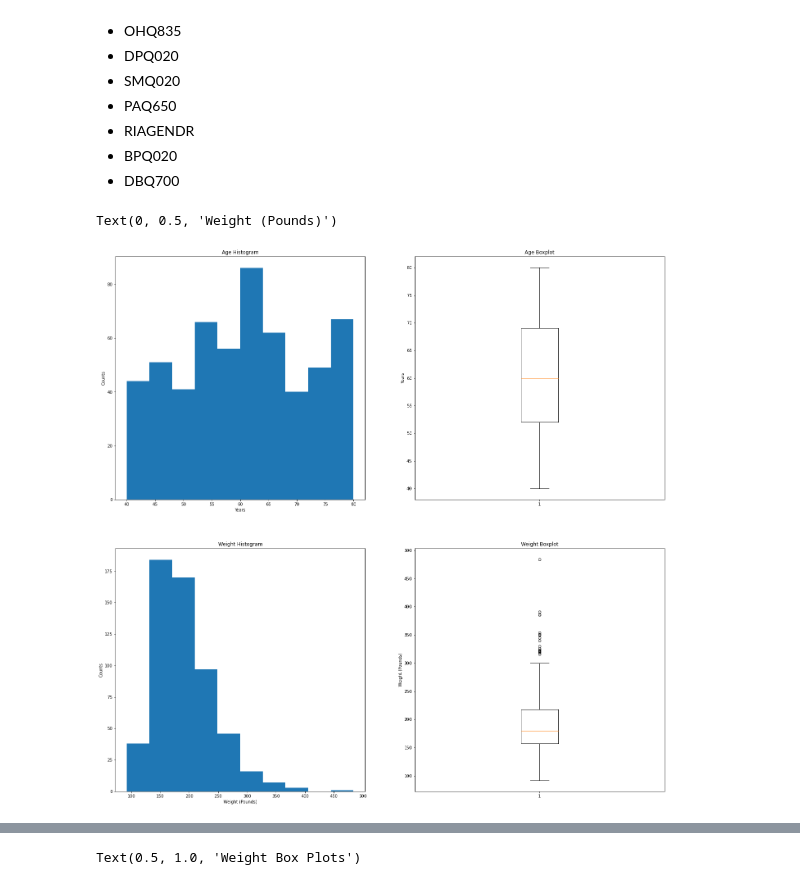
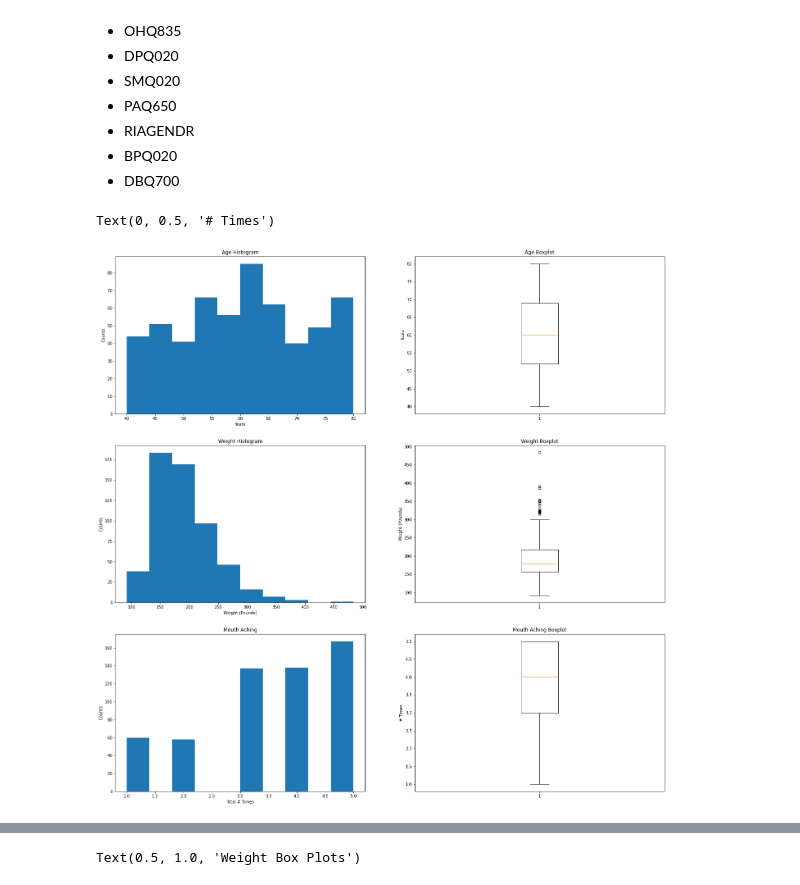
Before and after one commit to christopherdoan/cs590final, a Jupyter notebook: Data Merging.ipynb, the cells around one changed output, grey strips where cells are left out. Cells and saved outputs as stored; diff of their text form; code cells hidden in the pictures.

```diff
--- a/Data Merging.ipynb
+++ b/Data Merging.ipynb
@@ -212,6 +212,12 @@ Merged data size: 181
 total_merge = pd.concat((merged_df["2017"], merged_df["2015"]))
 total_merge = pd.concat((total_merge,merged_df["2013"]))
 total_merge.drop(total_merge[total_merge['OHQ850'] ==9.0].index, inplace = True)
+total_merge.drop(total_merge[total_merge['OHQ620'] ==9.0].index, inplace = True)
+total_merge.drop(total_merge[total_merge['OHQ620'] ==7.0].index, inplace = True)
+total_merge.drop(total_merge[total_merge['DPQ090'] ==9.0].index, inplace = True)
+total_merge.drop(total_merge[total_merge['DPQ090'] ==7.0].index, inplace = True)
+
+
 total_merge.drop(total_merge[total_merge['OHQ835'] ==9.0].index, inplace = True)
 total_merge.drop(total_merge[total_merge['WHD020'] ==9999.0].index, inplace = True)
 total_merge.drop(total_merge[total_merge['WHD020'] ==7777.0].index, inplace = True)
@@ -259,37 +265,46 @@ Categorical:
 - BPQ020
 - DBQ700
 # %%
-cont_fig, cont_ax = plt.subplots(2, 2, figsize =(24,24))
+cont_fig, cont_ax = plt.subplots(3, 2, figsize =(24,24))
 
 # Histograms
 cont_ax[0][0].hist(total_merge['RIDAGEYR'])
 cont_ax[0][0].set_title("Age Histogram")
 cont_ax[0][0].set_xlabel("Years")
 cont_ax[0][0].set_ylabel("Counts")
 
 cont_ax[1][0].hist(total_merge['WHD020'])
 cont_ax[1][0].set_title("Weight Histogram")
 cont_ax[1][0].set_xlabel("Weight (Pounds)")
 cont_ax[1][0].set_ylabel("Counts")
+
+cont_ax[2][0].hist(total_merge['OHQ620'])
+cont_ax[2][0].set_title("Mouth Aching")
+cont_ax[2][0].set_xlabel("Total # Times")
+cont_ax[2][0].set_ylabel("Counts")
 
 # cont_ax[2][0].hist(total_merge['DBD910'])
 # cont_ax[2][0].set_title("# Frozen Meal/ Pizza in Last 30 Days Histogram")
 # cont_ax[2][0].set_xlabel("Count")
 # cont_ax[2][0].set_ylabel("Counts")
 
 # Box plots
 cont_ax[0][1].boxplot(total_merge['RIDAGEYR'])
 cont_ax[0][1].set_title("Age Boxplot")
 cont_ax[0][1].set_ylabel("Years")
 
 cont_ax[1][1].boxplot(total_merge['WHD020'])
 cont_ax[1][1].set_title("Weight Boxplot")
 cont_ax[1][1].set_ylabel("Weight (Pounds)")
 
 # cont_ax[2][1].boxplot(total_merge['DBD700'])
 # cont_ax[2][1].set_title("How healthy are you")
 # cont_ax[2][1].set_ylabel("Count")
+
+cont_ax[2][1].boxplot(total_merge['OHQ620'])
+cont_ax[2][1].set_title("Mouth Aching Boxplot")
+cont_ax[2][1].set_ylabel("# Times")
 # %% [output]
-Text(0, 0.5, 'Weight (Pounds)')
+Text(0, 0.5, '# Times')
-[figure, old version]
+[figure, new version]
 # %%
```
Also changed, not shown: parts of 6 cells of this notebook, 3 other files.
